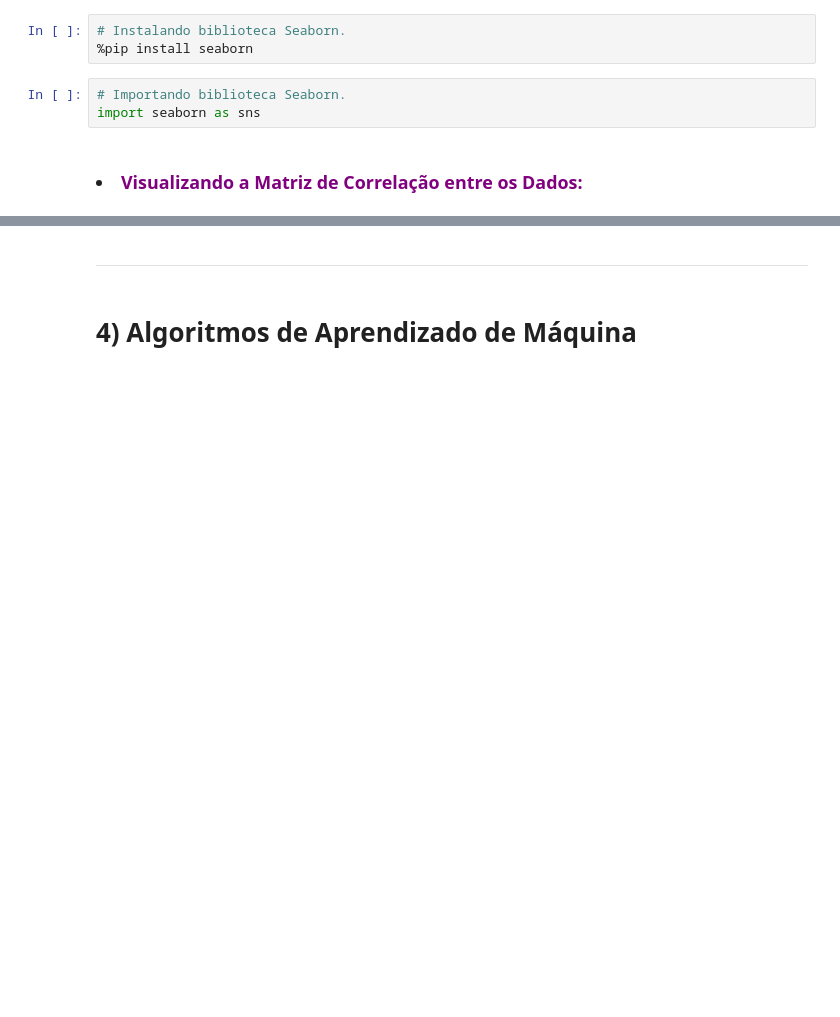
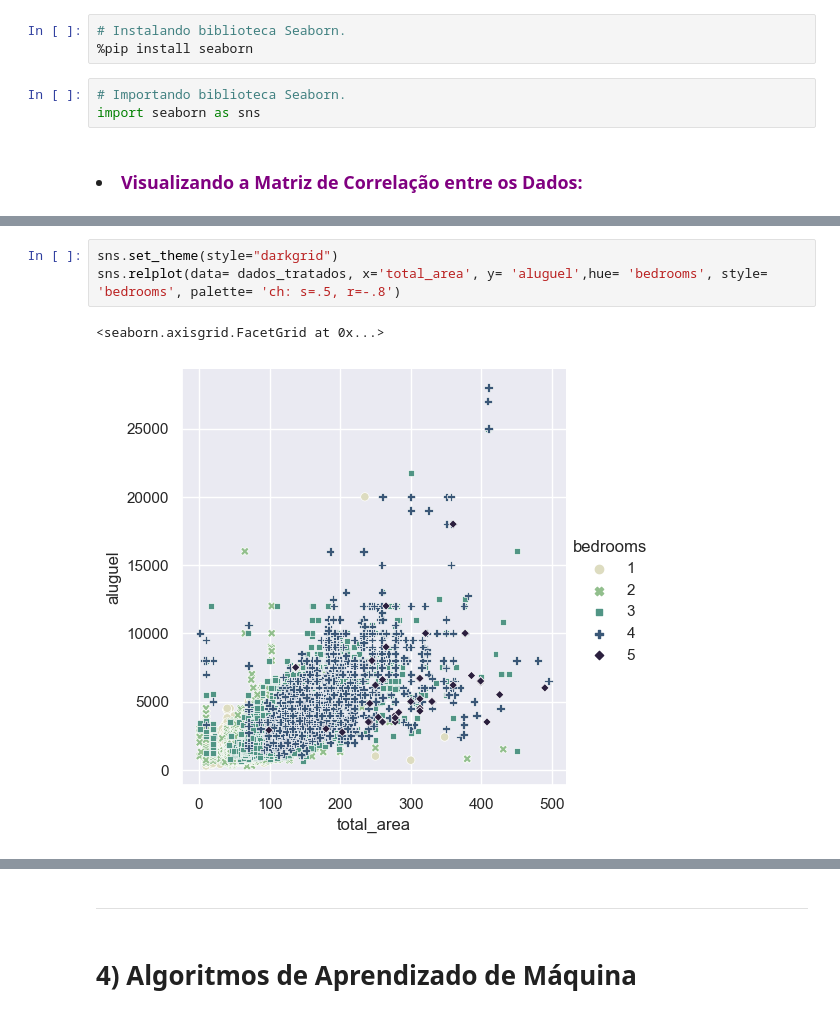
Before and after one commit to fabiollg/PI-4_Predicao_Valores_Imoveis_SJC, a Jupyter notebook: PI_4_Predicao_Valores_Imoveis_SJC.ipynb, the cells around one changed output, grey strips where cells are left out. Saved outputs shown, nothing was run; the diff lists cells and outputs as text; blank space fills up the shorter version.

```diff
--- a/PI_4_Predicao_Valores_Imoveis_SJC.ipynb
+++ b/PI_4_Predicao_Valores_Imoveis_SJC.ipynb
@@ -565,0 +601,6 @@ sns.heatmap(dados_tratados.corr(),cmap='Wistia',annot=True, fmt='.3f', linewidth
+# %%
+sns.set_theme(style="darkgrid")
+sns.relplot(data= dados_tratados, x='total_area', y= 'aluguel',hue= 'bedrooms', style= 'bedrooms', palette= 'ch: s=.5, r=-.8')
+# %% [output]
+<seaborn.axisgrid.FacetGrid at 0x...>
+[figure, added]
```
Also changed, not shown: parts of 22 cells of this notebook.
